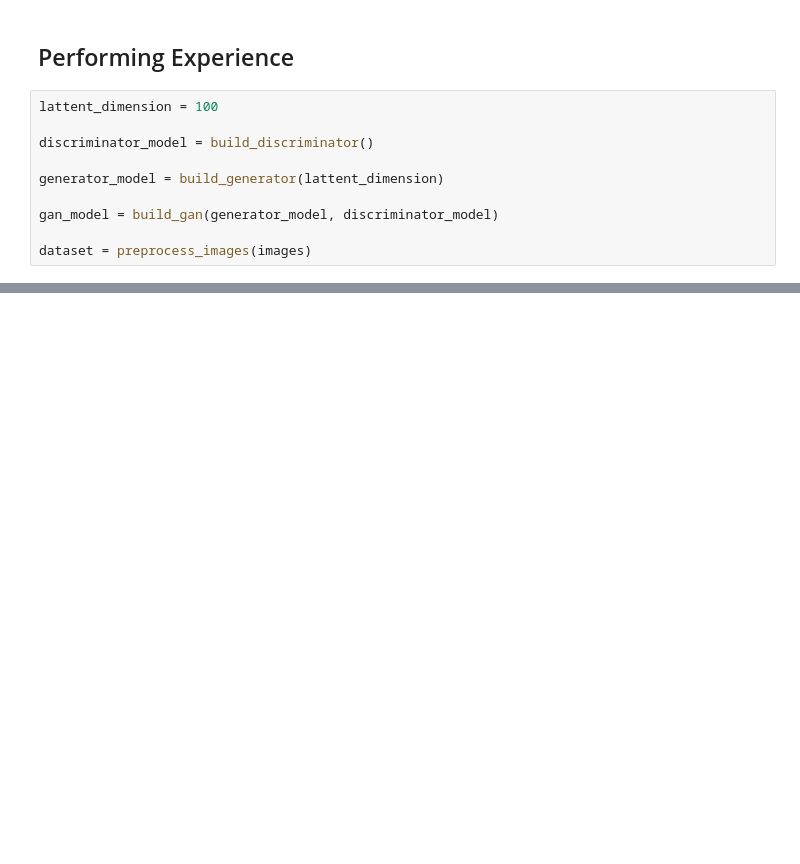
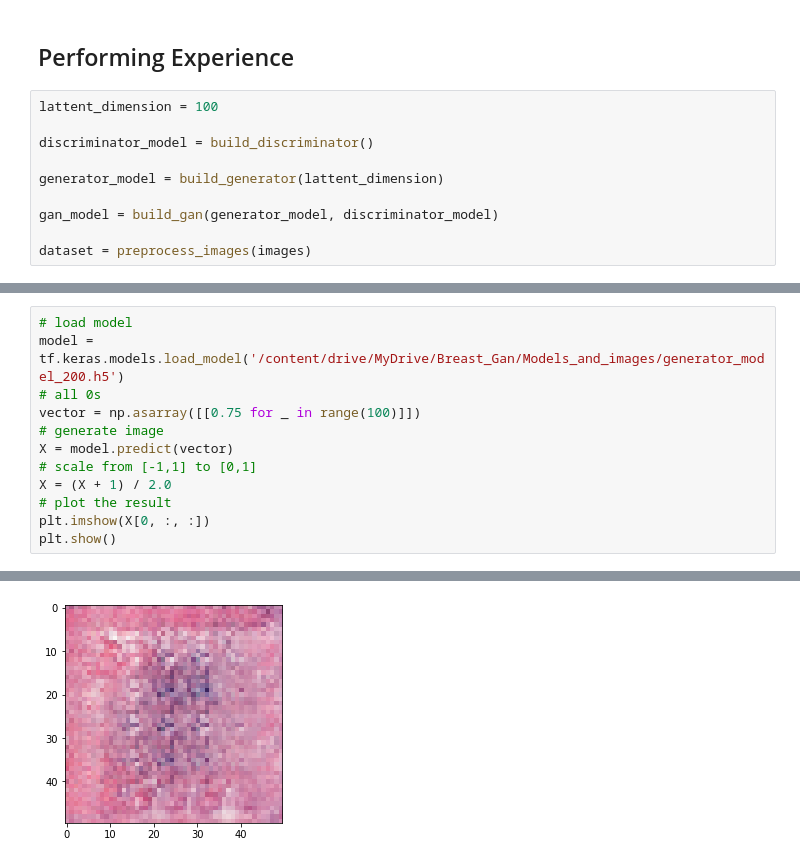
Before and after one commit to sebgra/Breast_Cancer_Gan, a Jupyter notebook: Breast_Cancer_Gan.ipynb, the cells around one changed output, grey strips where cells are left out. Cells and saved outputs as stored; diff of their text form; blank space fills up the shorter version.

```diff
--- a/Breast_Cancer_Gan.ipynb
+++ b/Breast_Cancer_Gan.ipynb
@@ -301,0 +421,13 @@ NameError: name 'discrininator_model' is not defined
+# %%
+# load model
+model = tf.keras.models.load_model('/content/drive/MyDrive/Breast_Gan/Models_and_images/generator_model_200.h5')
+# all 0s
+vector = np.asarray([[0.75 for _ in range(100)]])
+# generate image
+X = model.predict(vector)
+# scale from [-1,1] to [0,1]
+X = (X + 1) / 2.0
+# plot the result
+plt.imshow(X[0, :, :])
+plt.show()
+# %% [output]
@@ -301,0 +435 @@ NameError: name 'discrininator_model' is not defined
+[figure, added]
```
Also changed, not shown: parts of 18 cells of this notebook, 56 other files.
